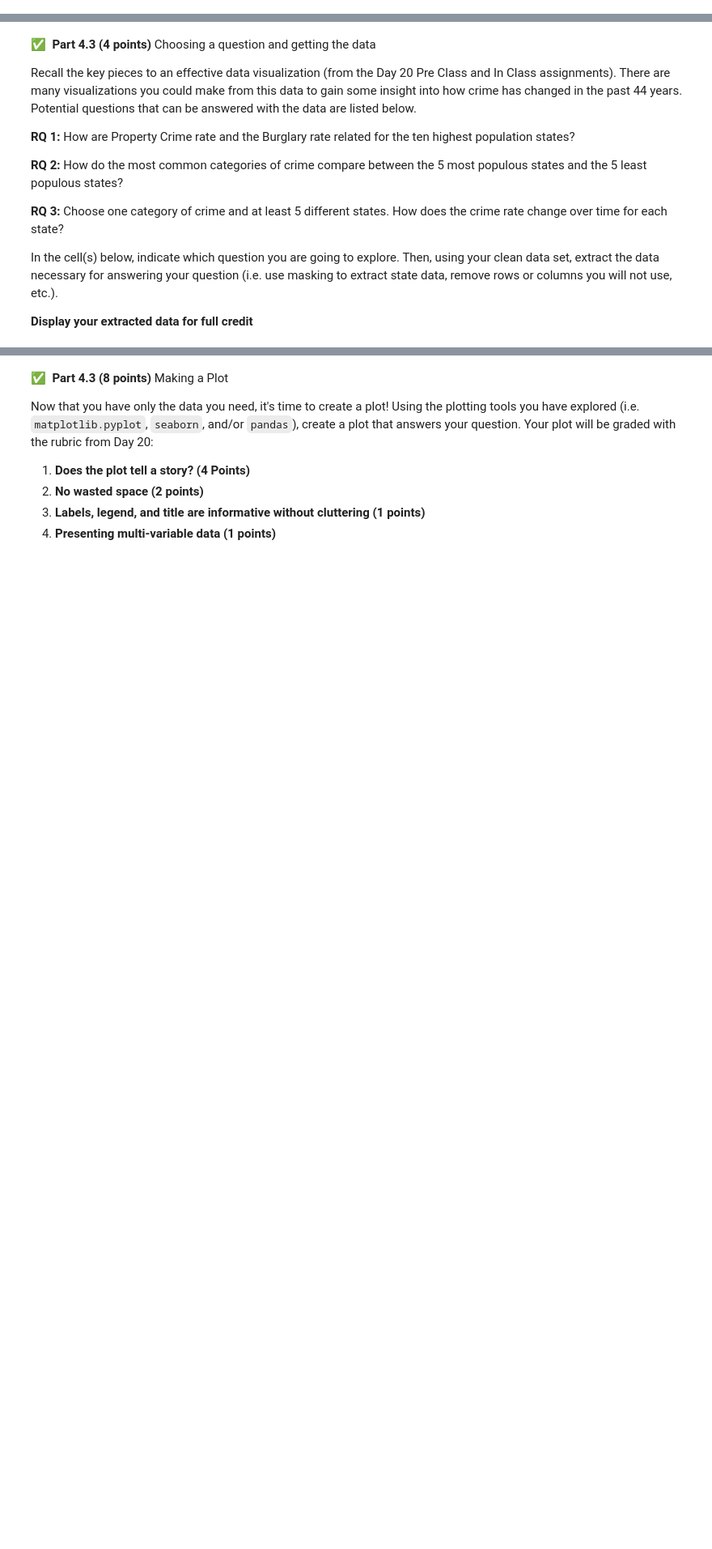
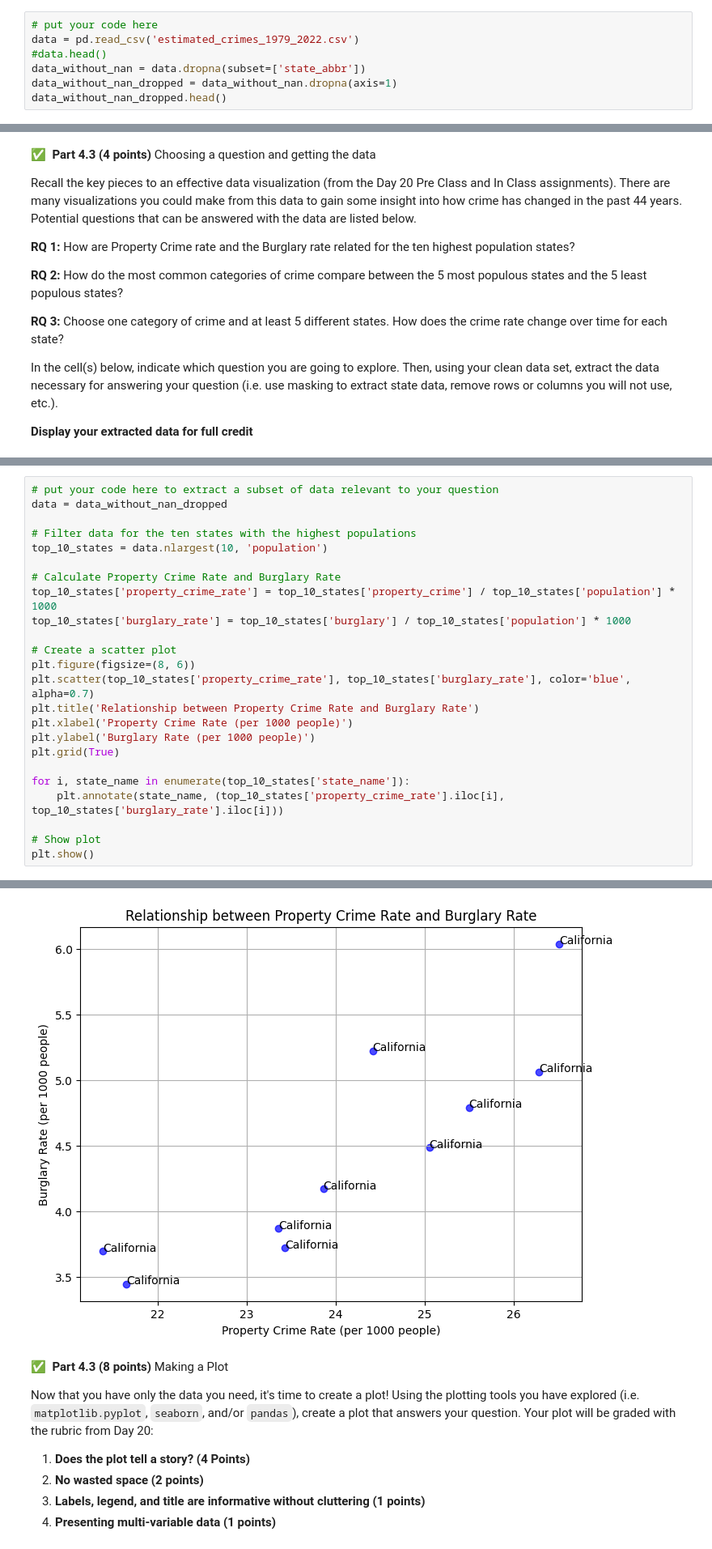
Before and after one commit to andrew-koren/cautious-adventure, a Jupyter notebook: my stuff/cmse/HW4_FS2023-STUDENT.ipynb, the cells around one changed output, grey strips where cells are left out. Shown at 81% size. Cells and saved outputs as stored; diff of their text form; blank space fills up the shorter version.

```diff
--- a/my stuff/cmse/HW4_FS2023-STUDENT.ipynb
+++ b/my stuff/cmse/HW4_FS2023-STUDENT.ipynb
@@ -248,0 +297,7 @@ If your cleaning worked correctly, you should have roughly 2200 rows and 12 colu
+# %%
+# put your code here
+data = pd.read_csv('estimated_crimes_1979_2022.csv')
+#data.head()
+data_without_nan = data.dropna(subset=['state_abbr'])
+data_without_nan_dropped = data_without_nan.dropna(axis=1)
+data_without_nan_dropped.head()
@@ -266,0 +329,25 @@ In the cell(s) below, indicate which question you are going to explore. Then, us
+# %%
+# put your code here to extract a subset of data relevant to your question
+data = data_without_nan_dropped
+
+# Filter data for the ten states with the highest populations
+top_10_states = data.nlargest(10, 'population')
+
+# Calculate Property Crime Rate and Burglary Rate
+top_10_states['property_crime_rate'] = top_10_states['property_crime'] / top_10_states['population'] * 1000
+top_10_states['burglary_rate'] = top_10_states['burglary'] / top_10_states['population'] * 1000
+
+# Create a scatter plot
+plt.figure(figsize=(8, 6))
+plt.scatter(top_10_states['property_crime_rate'], top_10_states['burglary_rate'], color='blue', alpha=0.7)
+plt.title('Relationship between Property Crime Rate and Burglary Rate')
+plt.xlabel('Property Crime Rate (per 1000 people)')
+plt.ylabel('Burglary Rate (per 1000 people)')
+plt.grid(True)
+
+for i, state_name in enumerate(top_10_states['state_name']):
+    plt.annotate(state_name, (top_10_states['property_crime_rate'].iloc[i], top_10_states['burglary_rate'].iloc[i]))
+
+# Show plot
+plt.show()
+# %% [output]
@@ -267,3 +371,4 @@ In the cell(s) below, indicate which question you are going to explore. Then, us
+[figure, added]
 # %% [markdown]
 &#9989;&nbsp; **Part 4.3 (8 points)** Making a Plot
 
```
Also changed, not shown: parts of 32 cells of this notebook.
